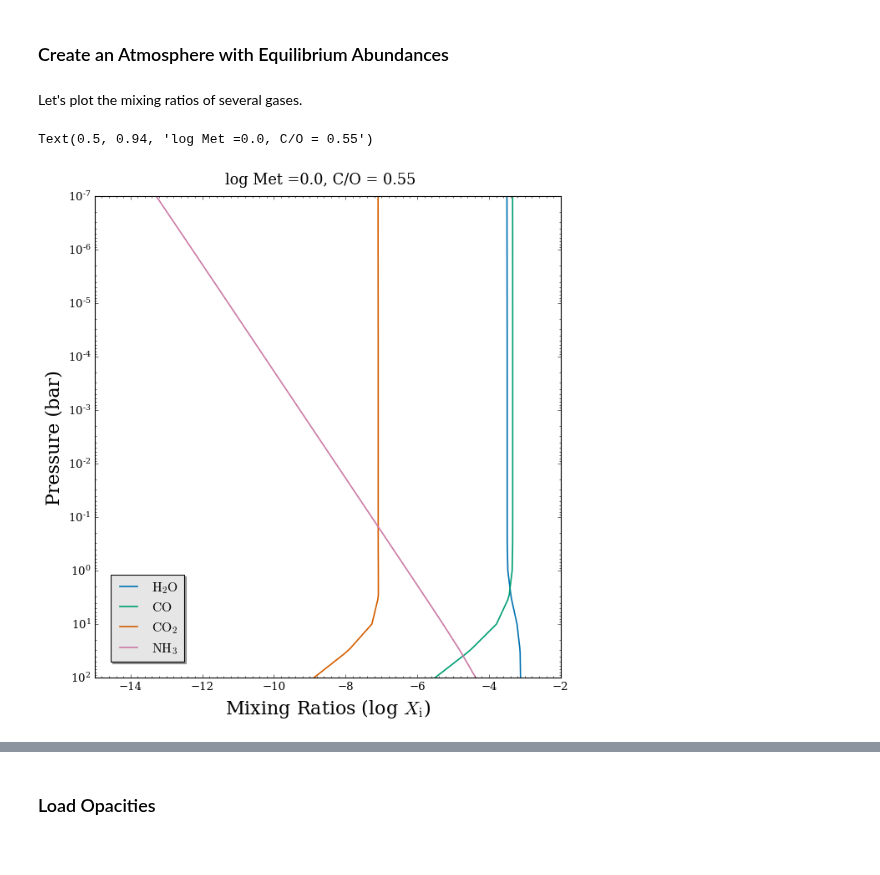
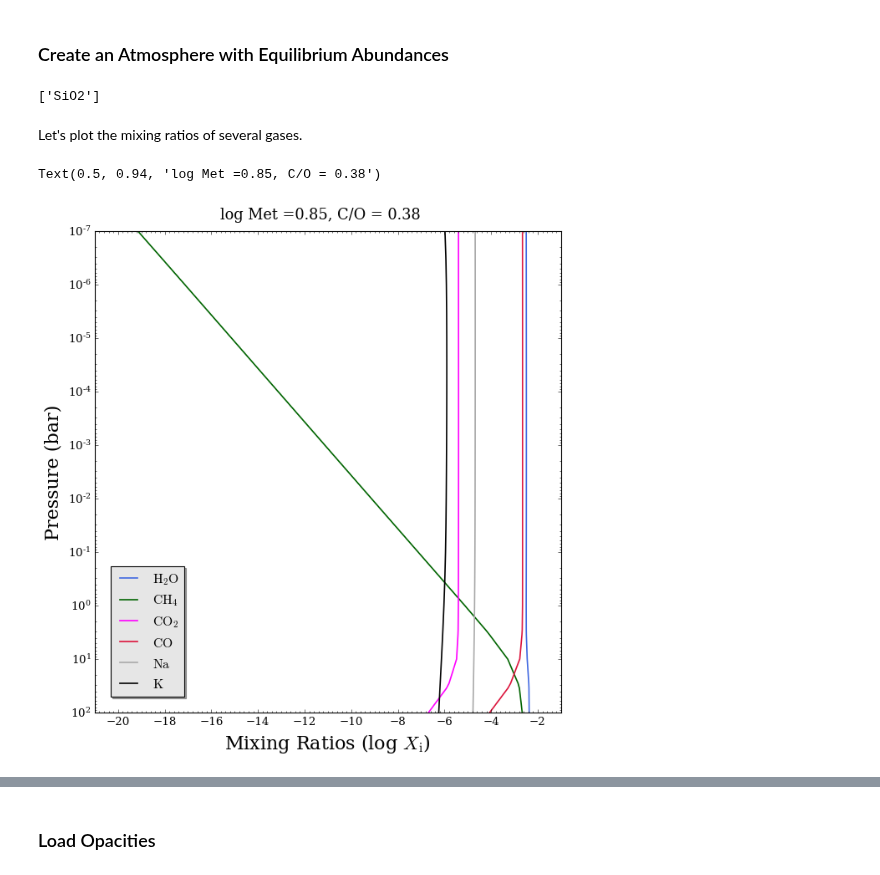
Before and after one commit to MartianColonist/POSEIDON, a Jupyter notebook: docs/content/notebooks/transmission_equilibrium.ipynb, the cells around one changed output, grey strips where cells are left out. Cells and saved outputs as stored; diff of their text form; code cells hidden in the pictures.

```diff
--- a/docs/content/notebooks/transmission_equilibrium.ipynb
+++ b/docs/content/notebooks/transmission_equilibrium.ipynb
@@ -173,35 +187,51 @@ P = np.logspace(np.log10(P_max), np.log10(P_min), N_layers)
 P_ref = 10.0   # Reference pressure (bar)
 R_p_ref = R_p  # Radius at reference pressure
 
+#prior_ranges['C_to_O'] = [0.2, 2]             # Full grid runs from 0.2 to 2
+#prior_ranges['log_Met'] = [-1,4]                # Full grid runs from -1 to 4
+
 # Specify carbon to oxygen ratio and metallicity for atmosphere
-C_to_O = 0.55    # C/O
-log_Met = 0.0    # log_10 (metallicity)
+C_to_O = 0.38    # C/O
+log_Met = 0.85  # log_10 (metallicity)
 
 # Provide a specific set of model parameters for the atmosphere
 PT_params = np.array([T_eq])              # T (K)
 X_params = np.array([C_to_O, log_Met])    # The parameters are just C/O and log(Met) for an equilibrium model
 
+log_r_m_SiO2             =   -1.5
+log_X_SiO2               =   -10
+
+cloud_params = np.array([log_r_m_SiO2, log_X_SiO2])
+
 # Generate two atmospheres: one with the full equilibrium grid and one with the subset
 atmosphere_full = make_atmosphere(planet, model_full, P, P_ref, R_p_ref, PT_params,
                                   X_params, chemistry_grid = chemistry_grid_full)
+
 atmosphere_subset = make_atmosphere(planet, model_subset, P, P_ref, R_p_ref, PT_params,
                                     X_params, chemistry_grid = chemistry_grid_subset)
+
+atmosphere_aerosol = make_atmosphere(planet, model_aerosol, P, P_ref, R_p_ref, PT_params,
+                                    X_params, cloud_params, chemistry_grid = chemistry_grid_subset)
+# %%
+print(atmosphere_aerosol['aerosol_species'])
+# %% [output]
+['SiO2']
 # %% [markdown]
 Let's plot the mixing ratios of several gases.
 # %%
 # Define a colour blind friendly colour list
 CB_colour_cycle = ['#0072B2', '#009E73', '#D55E00', '#CC79A7']
 
 # Plot mixing ratio profiles
-fig_chem = plot_chem(planet, model_full, atmosphere_full, colour_list = CB_colour_cycle,
-                     plot_species = ['H2O', 'CO', 'CO2', 'NH3'],   # Just 4 of the 28 included chemical species
+fig_chem = plot_chem(planet, model_full, atmosphere_full,
+                     plot_species = ['H2O', 'CH4', 'CO2', 'CO', 'Na', 'K'],   # Just 4 of the 28 included chemical species
                      legend_location = 'lower left')
 
 # Add plot title
 fig_chem.suptitle('log Met =' + str(log_Met) + ', C/O = ' + str(C_to_O), fontsize = 16, y = 0.94)
 # %% [output]
-Text(0.5, 0.94, 'log Met =0.0, C/O = 0.55')
+Text(0.5, 0.94, 'log Met =0.85, C/O = 0.38')
-[figure, old version]
+[figure, new version]
 # %%
 # Plot mixing ratio profiles
 fig_chem_2 = plot_chem(planet, model_full, atmosphere_full, colour_list = CB_colour_cycle,
```
Also changed, not shown: parts of 5 cells of this notebook, 31 other files.
